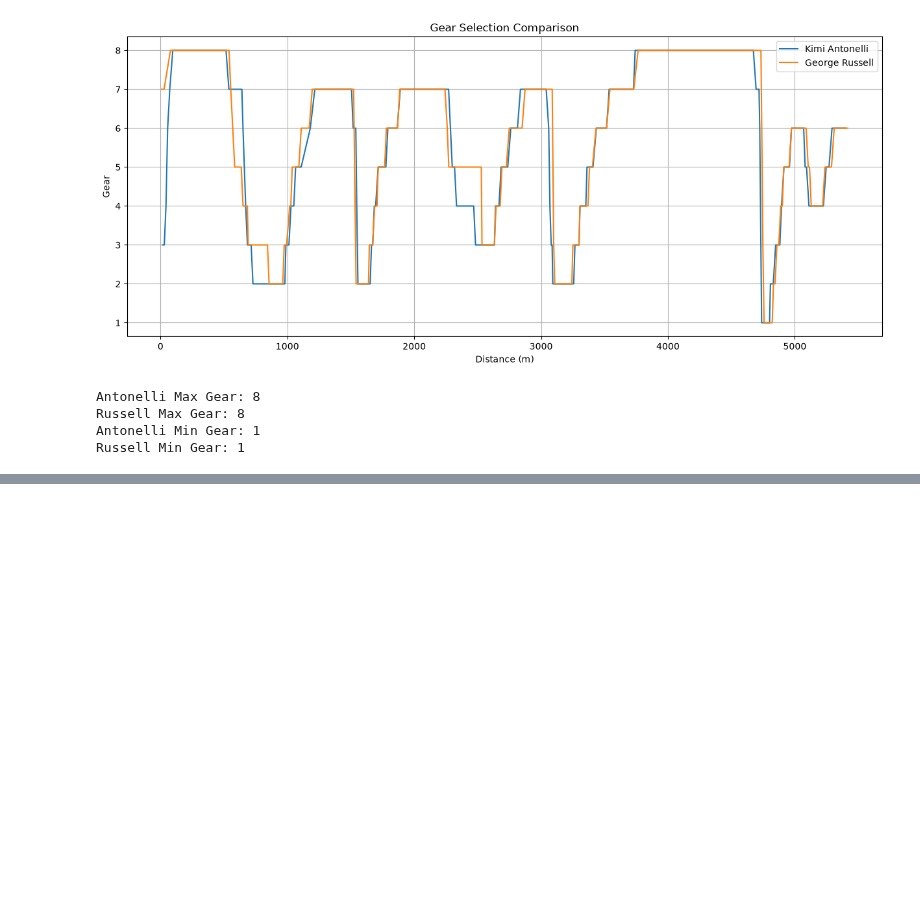
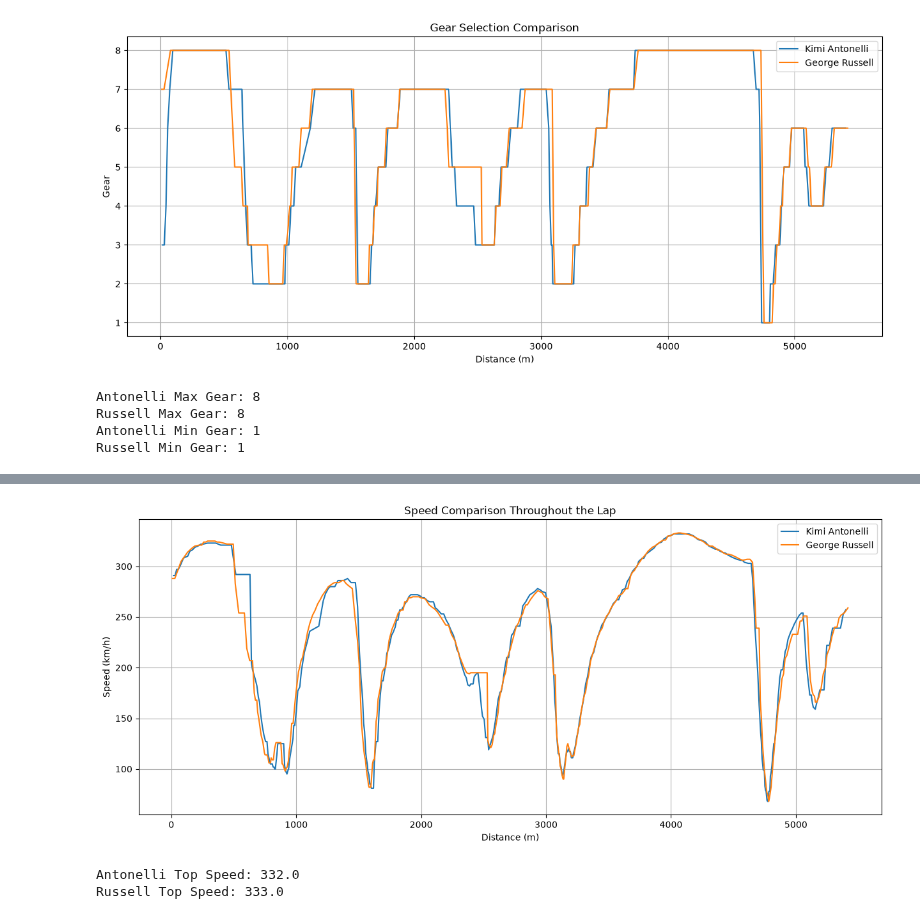
Before and after one commit to ishikajena1509/F1-Telemetry-Analysis, a Jupyter notebook: notebooks/02_china_2026_qualifying_analysis.ipynb.ipynb, the cells around one changed output, grey strips where cells are left out. Saved outputs shown, nothing was run; the diff lists cells and outputs as text; code cells hidden in the pictures; blank space fills up the shorter version.

```diff
--- a/notebooks/02_china_2026_qualifying_analysis.ipynb.ipynb
+++ b/notebooks/02_china_2026_qualifying_analysis.ipynb.ipynb
@@ -903,0 +1004,31 @@ Russell Min Gear: 1
+# %%
+plt.figure(figsize=(15,6))
+
+plt.plot(
+    antonelli_car_data["Distance"],
+    antonelli_car_data["Speed"],
+    label="Kimi Antonelli"
+)
+
+plt.plot(
+    russell_car_data["Distance"],
+    russell_car_data["Speed"],
+    label="George Russell"
+)
+
+plt.title("Speed Comparison Throughout the Lap")
+plt.xlabel("Distance (m)")
+plt.ylabel("Speed (km/h)")
+plt.grid()
+plt.legend()
+
+plt.show()
+# %% [output]
+[figure, added]
+# %%
+print("Antonelli Top Speed:", antonelli_car_data["Speed"].max())
+
+print("Russell Top Speed:", russell_car_data["Speed"].max())
+# %% [output]
+Antonelli Top Speed: 332.0
+Russell Top Speed: 333.0
```
Also changed, not shown: parts of 5 cells of this notebook, 2 other files.
